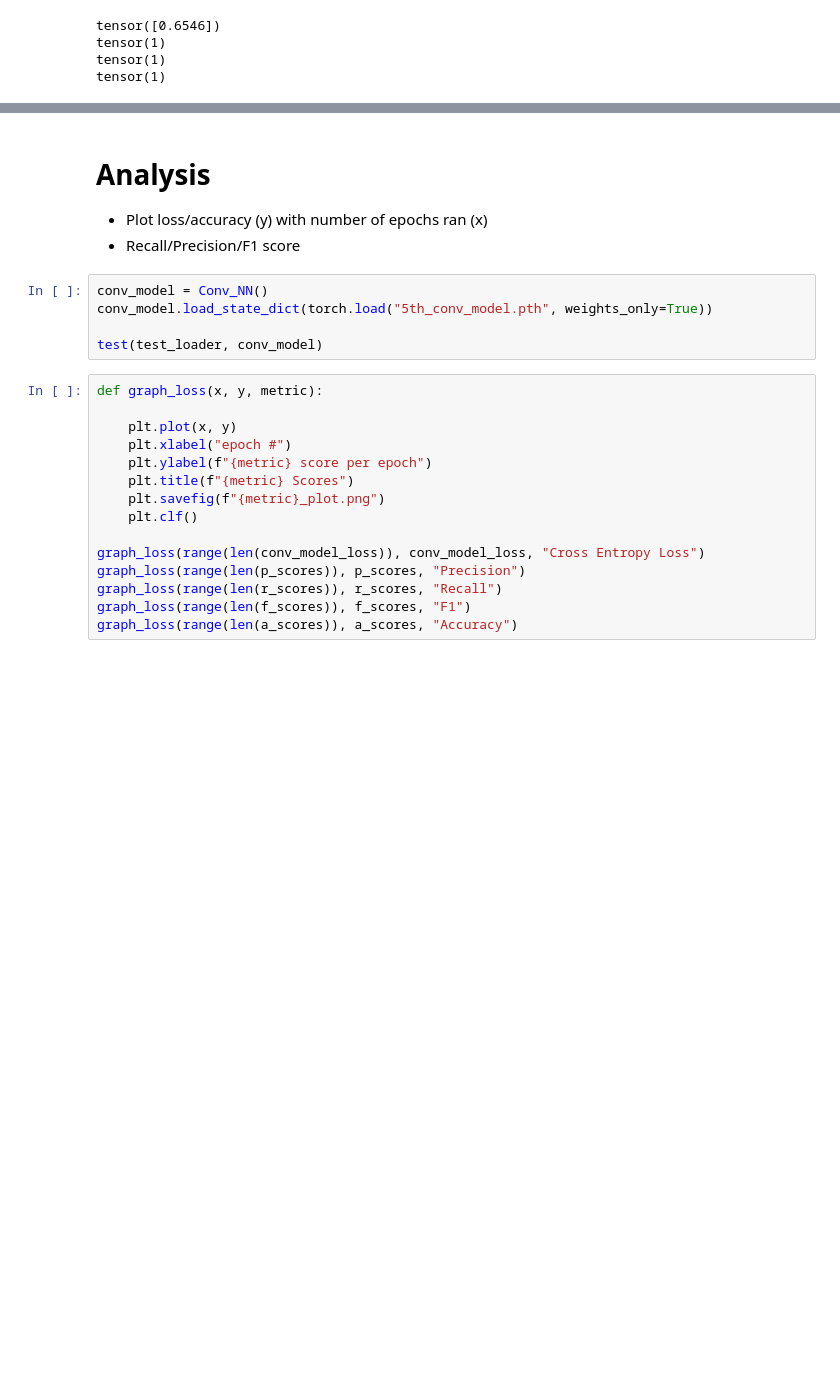
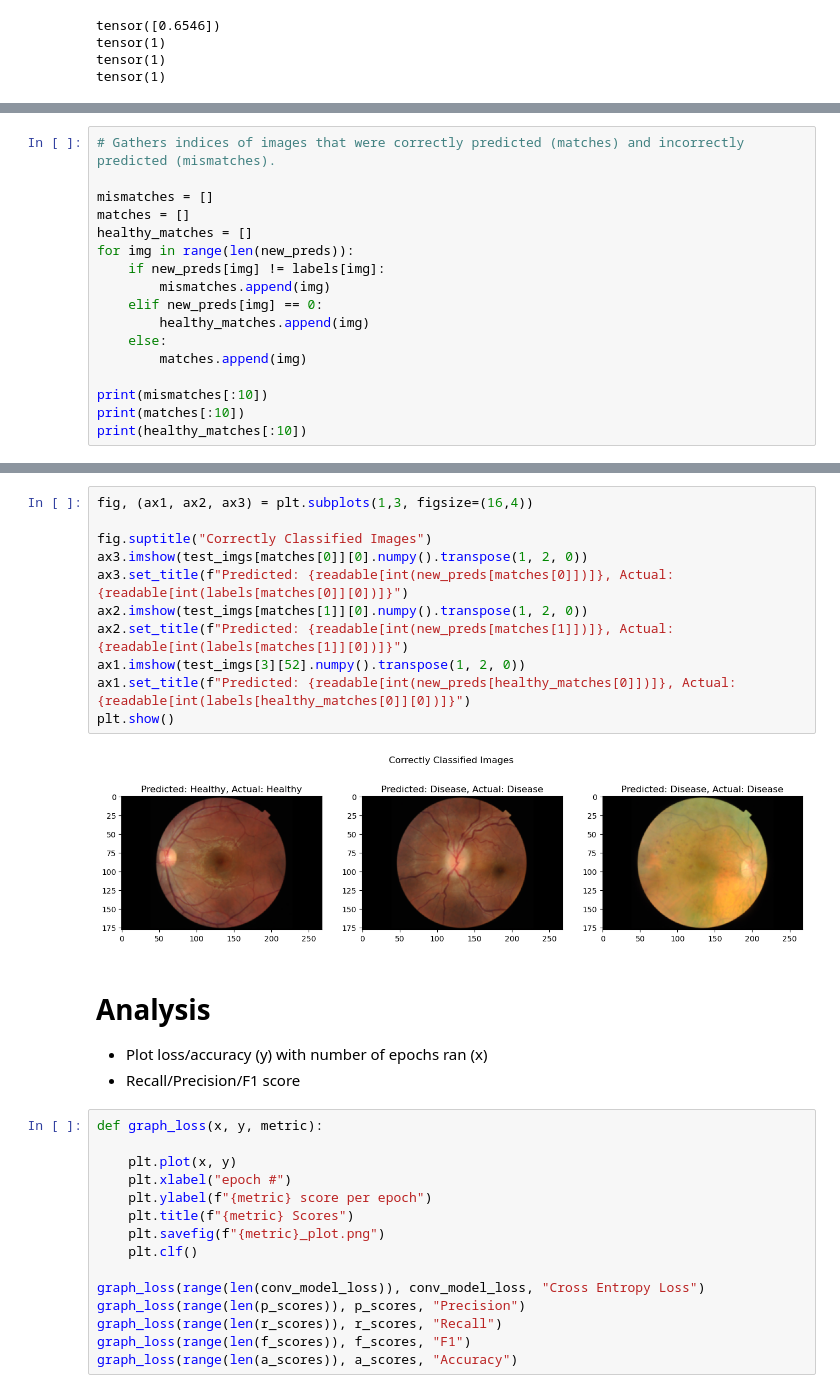
Before and after one commit to Jalen1/Retinal-Disease-Classification, a Jupyter notebook: DiseaseClassification.ipynb, the cells around one changed output, grey strips where cells are left out. Drawn from its saved outputs; the diff is of its cells as text; blank space fills up the shorter version.

```diff
--- a/DiseaseClassification.ipynb
+++ b/DiseaseClassification.ipynb
@@ -532,0 +479,17 @@ print(all_labels[0].shape)
+# %%
+# Gathers indices of images that were correctly predicted (matches) and incorrectly predicted (mismatches).
+
+mismatches = []
+matches = []
+healthy_matches = []
+for img in range(len(new_preds)):
+    if new_preds[img] != labels[img]:
+        mismatches.append(img)
+    elif new_preds[img] == 0:
+        healthy_matches.append(img)
+    else:
+        matches.append(img)
+
+print(mismatches[:10])
+print(matches[:10])
+print(healthy_matches[:10])
@@ -533,12 +576,20 @@ print(all_labels[0].shape)
+# %%
+fig, (ax1, ax2, ax3) = plt.subplots(1,3, figsize=(16,4))
+
+fig.suptitle("Correctly Classified Images")
+ax3.imshow(test_imgs[matches[0]][0].numpy().transpose(1, 2, 0))
+ax3.set_title(f"Predicted: {readable[int(new_preds[matches[0]])]}, Actual: {readable[int(labels[matches[0]][0])]}")
+ax2.imshow(test_imgs[matches[1]][0].numpy().transpose(1, 2, 0))
+ax2.set_title(f"Predicted: {readable[int(new_preds[matches[1]])]}, Actual: {readable[int(labels[matches[1]][0])]}")
+ax1.imshow(test_imgs[3][52].numpy().transpose(1, 2, 0))
+ax1.set_title(f"Predicted: {readable[int(new_preds[healthy_matches[0]])]}, Actual: {readable[int(labels[healthy_matches[0]][0])]}")
+plt.show()
+# %% [output]
+[figure, added]
 # %% [markdown]
 # Analysis
 - Plot loss/accuracy (y) with number of epochs ran (x)
 - Recall/Precision/F1 score
-# %%
-conv_model = Conv_NN()
-conv_model.load_state_dict(torch.load("5th_conv_model.pth", weights_only=True))
-
-test(test_loader, conv_model)
 # %%
 def graph_loss(x, y, metric):
 
```
Also changed, not shown: parts of 12 cells of this notebook, 3 other files.
